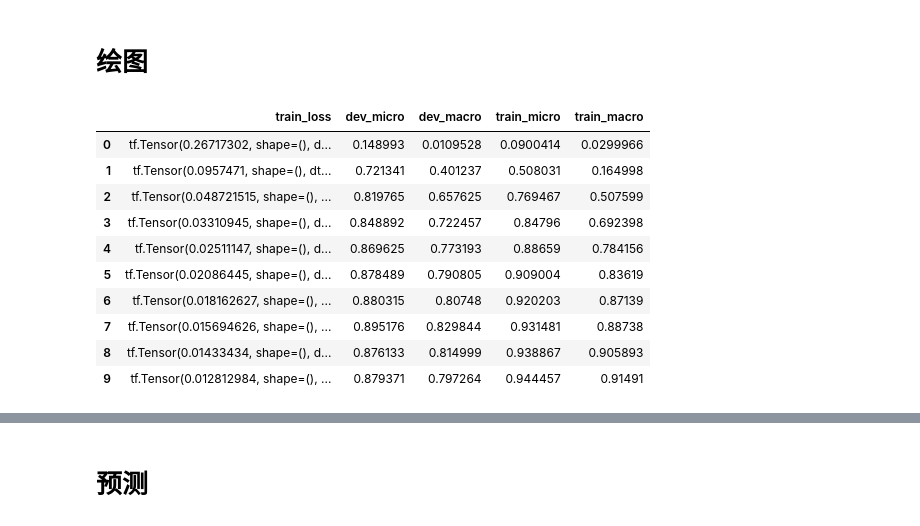
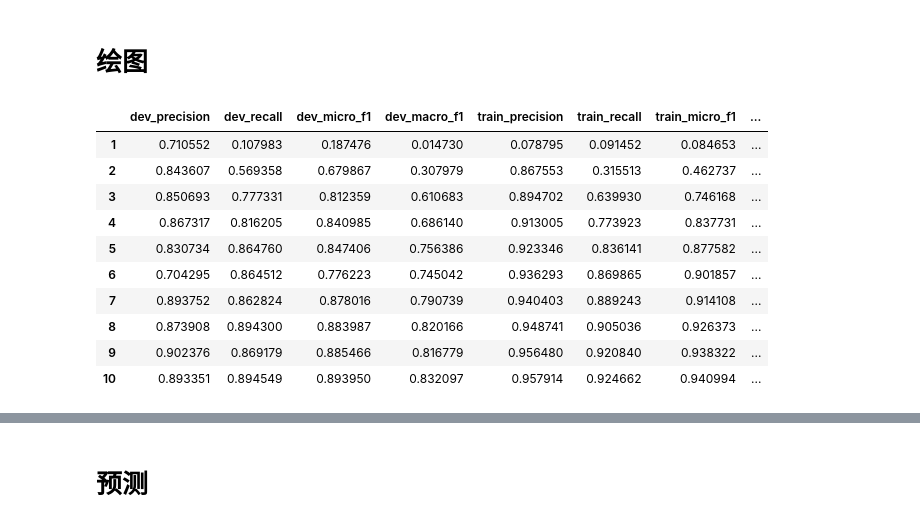
Before and after one commit to Light2077/Text-Classification, a Jupyter notebook: notebook/Transformer/Transformer运用.ipynb, the cells around one changed output, grey strips where cells are left out. Drawn from its saved outputs; the diff is of its cells as text; code cells hidden in the pictures.

```diff
--- a/notebook/Transformer/Transformer运用.ipynb
+++ b/notebook/Transformer/Transformer运用.ipynb
@@ -248,14 +254,0 @@ history = pd.DataFrame([loss_record, dev_micro, dev_macro, train_micro, train_ma
-# %%
-history
-# %% [output]
-|  | train_loss | dev_micro | dev_macro | train_micro | train_macro |
-| 0 | tf.Tensor(0.26717302, shape=(), d... | 0.148993 | 0.0109528 | 0.0900414 | 0.0299966 |
-| 1 | tf.Tensor(0.0957471, shape=(), dt... | 0.721341 | 0.401237 | 0.508031 | 0.164998 |
-| 2 | tf.Tensor(0.048721515, shape=(), ... | 0.819765 | 0.657625 | 0.769467 | 0.507599 |
-| 3 | tf.Tensor(0.03310945, shape=(), d... | 0.848892 | 0.722457 | 0.84796 | 0.692398 |
-| 4 | tf.Tensor(0.02511147, shape=(), d... | 0.869625 | 0.773193 | 0.88659 | 0.784156 |
-| 5 | tf.Tensor(0.02086445, shape=(), d... | 0.878489 | 0.790805 | 0.909004 | 0.83619 |
-| 6 | tf.Tensor(0.018162627, shape=(), ... | 0.880315 | 0.80748 | 0.920203 | 0.87139 |
-| 7 | tf.Tensor(0.015694626, shape=(), ... | 0.895176 | 0.829844 | 0.931481 | 0.88738 |
-| 8 | tf.Tensor(0.01433434, shape=(), d... | 0.876133 | 0.814999 | 0.938867 | 0.905893 |
-| 9 | tf.Tensor(0.012812984, shape=(), ... | 0.879371 | 0.797264 | 0.944457 | 0.91491 |
@@ -261,0 +259,15 @@ history
+# %%
+history.index += 1
+history
+# %% [output]
+|  | dev_precision | dev_recall | dev_micro_f1 | dev_macro_f1 | train_precision | train_recall | train_micro_f1 | ... |
+| 1 | 0.710552 | 0.107983 | 0.187476 | 0.014730 | 0.078795 | 0.091452 | 0.084653 | ... |
+| 2 | 0.843607 | 0.569358 | 0.679867 | 0.307979 | 0.867553 | 0.315513 | 0.462737 | ... |
+| 3 | 0.850693 | 0.777331 | 0.812359 | 0.610683 | 0.894702 | 0.639930 | 0.746168 | ... |
+| 4 | 0.867317 | 0.816205 | 0.840985 | 0.686140 | 0.913005 | 0.773923 | 0.837731 | ... |
+| 5 | 0.830734 | 0.864760 | 0.847406 | 0.756386 | 0.923346 | 0.836141 | 0.877582 | ... |
+| 6 | 0.704295 | 0.864512 | 0.776223 | 0.745042 | 0.936293 | 0.869865 | 0.901857 | ... |
+| 7 | 0.893752 | 0.862824 | 0.878016 | 0.790739 | 0.940403 | 0.889243 | 0.914108 | ... |
+| 8 | 0.873908 | 0.894300 | 0.883987 | 0.820166 | 0.948741 | 0.905036 | 0.926373 | ... |
+| 9 | 0.902376 | 0.869179 | 0.885466 | 0.816779 | 0.956480 | 0.920840 | 0.938322 | ... |
+| 10 | 0.893351 | 0.894549 | 0.893950 | 0.832097 | 0.957914 | 0.924662 | 0.940994 | ... |
```
Also changed, not shown: parts of 12 cells of this notebook, 41 other files.
